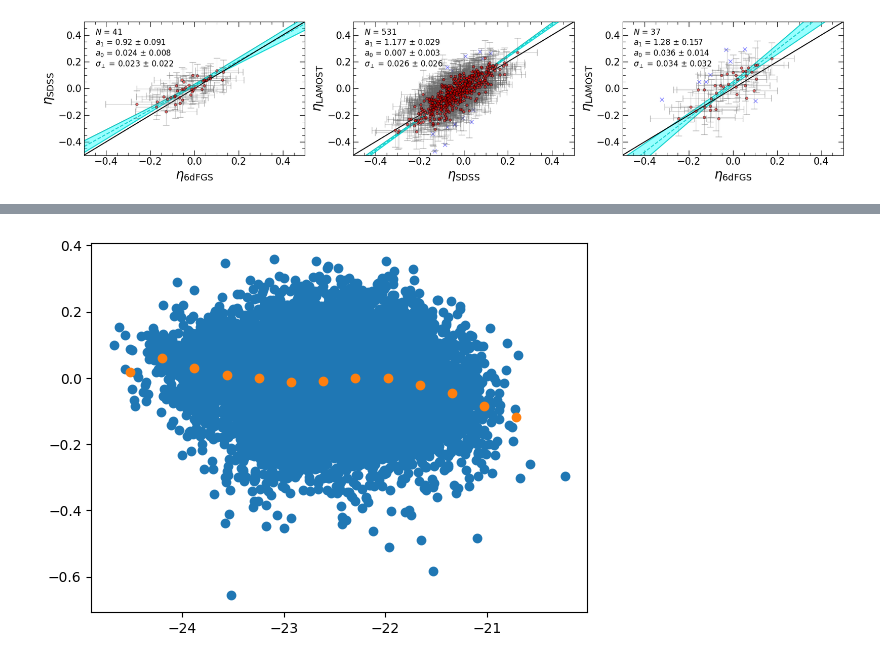
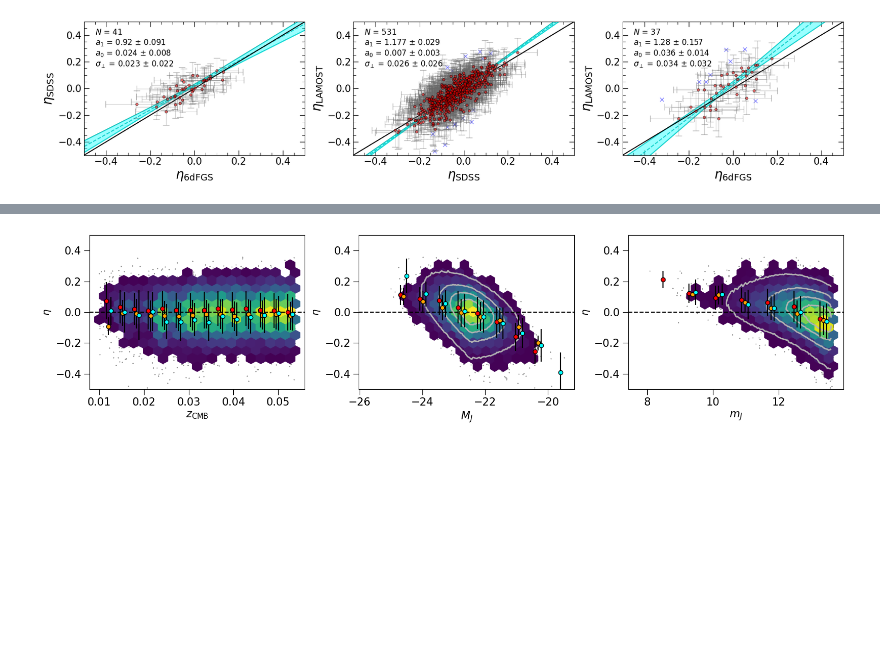
Before and after one commit to mrafifrbbn/thesis-research-2.0, a Jupyter notebook: notebooks/plots.ipynb, the cells around one changed output, grey strips where cells are left out. Saved outputs shown, nothing was run; the diff lists cells and outputs as text; code cells hidden in the pictures; blank space fills up the shorter version.

Commit message:
calculate distance modulus

```diff
--- a/notebooks/plots.ipynb
+++ b/notebooks/plots.ipynb
@@ -2200,9 +2138,82 @@ fig.savefig('../img/final_plot/fig_12_logdist_trend.pdf', bbox_inches='tight', d
 # %%
-x = (df_combined["absMag_j"] + 2.5 * df_combined["logdist_all_combined"]).to_numpy()
-y = df_combined["logdist_all_combined"].to_numpy()
+survey_list = ["6dFGS", "SDSS", "LAMOST"]
+fig, axs = plt.subplots(ncols=3, figsize=(8 * 3 / 1.5, 6 / 1.5))
 
-x_bin, y_bin, y_bin_err, y_bin_stderr = bin_data(x=x, y=y, xmin=x.min(), xmax=x.max(), n_bin=15)
+# Load logdist-derived mocks
+df_mock = pd.read_csv("../experiments/experiment_010_mock_logdist/mocks_all_combined.csv")
+df_mock["mag_j"] -= df_mock["extinction_j"]
 
-plt.scatter(x, y)
-plt.scatter(x_bin, y_bin)
+# Plot mock contour for absolute magnitude
+mock_cmap = plt.get_cmap("gray")
+levels_plot_mock = [(0.25, (0.04, 0.04), mock_cmap(0.7)), (0.5, (0.04, 0.04), mock_cmap(0.7)), (0.75, (0.04, 0.04), mock_cmap(0.7)), (0.95, (0.04, 0.04), mock_cmap(0.7))]
+density_contour(df_mock['absmag_j'].to_numpy(), df_mock['logdist'].to_numpy(), bins_levels_tuple_list=levels_plot_mock, ax=fig.axes[1], linewidths=2.0, linestyles="-")
+
+# Plot mock contour for apparent magnitude
+mock_cmap = plt.get_cmap("gray")
+levels_plot_mock = [(0.25, (0.04, 0.04), mock_cmap(0.7)), (0.5, (0.04, 0.04), mock_cmap(0.7)), (0.75, (0.04, 0.04), mock_cmap(0.7)), (0.95, (0.04, 0.04), mock_cmap(0.7))]
+density_contour(df_mock['mag_j'].to_numpy(), df_mock['logdist'].to_numpy(), bins_levels_tuple_list=levels_plot_mock, ax=fig.axes[2], linewidths=2.0, linestyles="-")
+
+# Parameters for each plot
+x_params = ["z_dist_est", "absMag_j", "mag_j"]
+x_params_labels = [r"$z_\mathrm{CMB}$", r"$M_J$", r"$m_J$"]
+n_data = [15, 10, 8]
+offsets = [0.0005, 0.1, 0.1]
+survey_colors = ["r", "orange", "cyan"]
+survey_shapes = ["o", "o", "o"]
+
+# Combine surveys
+df_combined = pd.DataFrame()
+for survey in survey_list:
+    df_temp = pd.read_csv(f"../data/foundation/logdist/smin_setting_1/fp_fit_method_0/{survey.lower()}.csv")
+    df_temp["survey"] = survey
+    df_temp["mag_j"] = df_temp["j_m_ext"] - df_temp["extinction_j"]
+    df_combined = pd.concat([df_combined, df_temp], axis=0).reset_index(drop=True)
+
+# Calculate J-band absolute magnitude
+red_spline, lumred_spline, dist_spline, lumdist_spline, ez_spline = rz_table()
+d_C = sp.interpolate.splev(df_combined["z_dist_est"].to_numpy(), dist_spline)
+d_L = (1 + df_combined["zhelio"]) * d_C * 10**6
+df_combined["absMag_j"] = (df_combined["j_m_ext"] - df_combined["extinction_j"]) - 5 * (np.log10(d_L) - 1) - df_combined["kcor_j"]
+
+# Merge with John's GALFIT measurements to get sersic index
+df_galfit = pd.read_csv("../data/raw/r_e_jrl/combined/jhk_r_e.csv")[["tmass", "galfit_ser_j"]]
+df_combined = df_combined.merge(df_galfit, on="tmass", how="left")
+
+# Separate the dataframe again
+dfs = []
+for survey in survey_list:
+    dfs.append(df_combined[df_combined["survey"] == survey])
+
+
+for i, ax in enumerate(fig.axes):
+    # Parameter to plot
+    x_param = x_params[i]
+
+    ax.scatter(df_combined[x_param], df_combined['logdist_all_combined'], s=0.1, c='k')
+    h = ax.hexbin(df_combined[x_param], df_combined['logdist_all_combined'], gridsize=(20, 10), mincnt=5, cmap="viridis")
+
+    for j, survey in enumerate(survey_list):
+        offset = j * offsets[i]
+
+        df_ = dfs[j]
+
+        x = df_[x_param].to_numpy()
+        y = df_["logdist_all_combined"].to_numpy()
+
+        x_full = df_combined[x_param].to_numpy()
+        x_bin, y_bin, y_bin_err, y_bin_stderr = bin_data(x=x, y=y, xmin=x_full.min(), xmax=x_full.max(), n_bin=n_data[i])
+
+        ax.errorbar(x_bin + offset, y_bin, yerr=y_bin_err, fmt=survey_shapes[j], mec='k', mfc=survey_colors[j], ecolor='k', alpha=1.0)
+
+    ax.axhline(y=0, c='k', ls='--')
+
+    ax.set_ylim(-0.5, 0.5)
+    ax.set_xlabel(x_params_labels[i], fontsize=15)
+    ax.set_ylabel(r"$\eta$", fontsize=14)
+    ax.tick_params(axis='both', which='both', labelsize=15, direction="out")
+    ax.tick_params(axis='both', which='major', length=8)
+    ax.tick_params(axis='both', which='minor', length=4)
+
+fig.tight_layout()
+fig.savefig('../img/final_plot/fig_12_logdist_trend.pdf', bbox_inches='tight', dpi=300)
 # %% [output]
@@ -2210 +2220 @@ plt.scatter(x_bin, y_bin)
-[figure, old version]
+[figure, new version]
```
Also changed, not shown: parts of 8 cells of this notebook, 49 other files.
